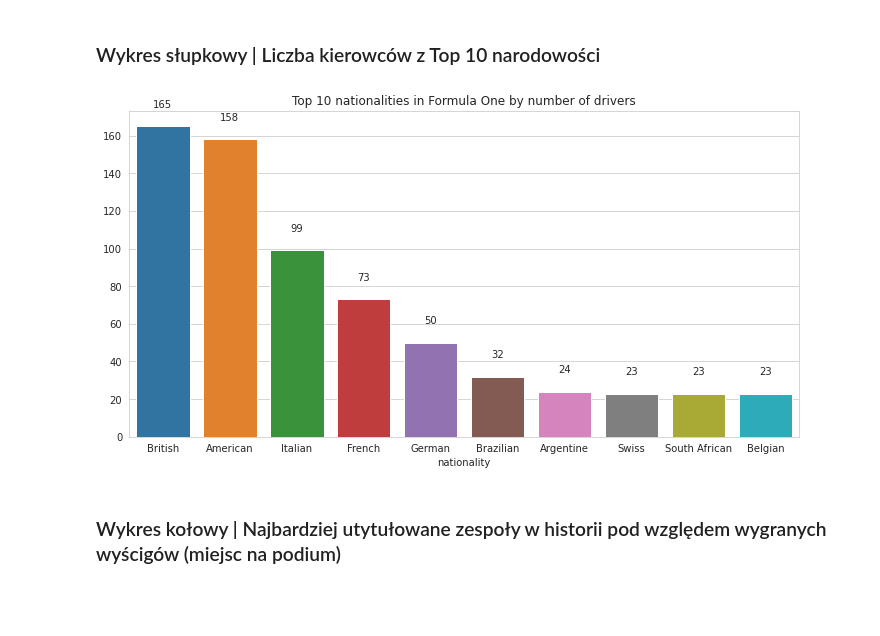
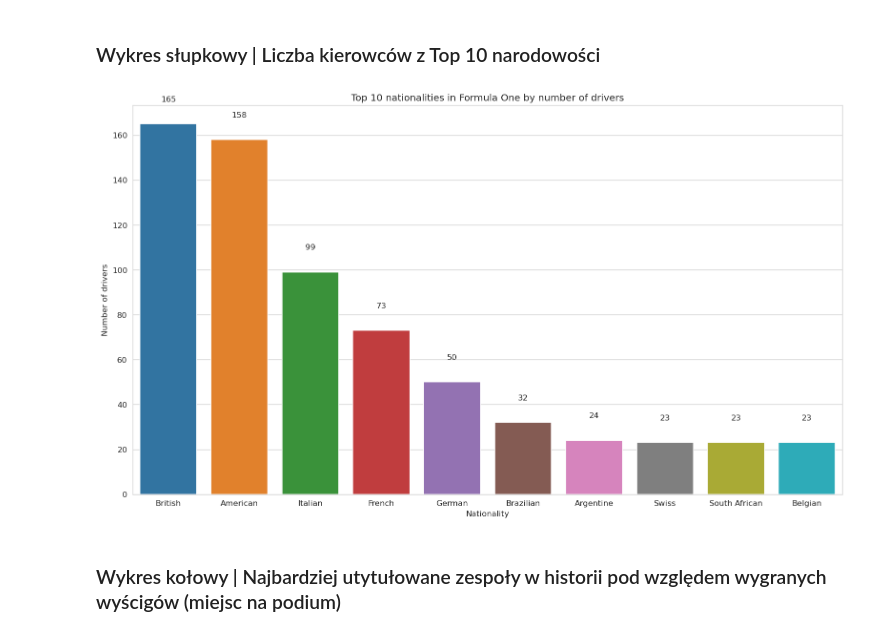
Before and after one commit to drfifonz/formula1-stats, a Jupyter notebook: formula1_static_charts.ipynb, the cells around one changed output. Cells and saved outputs as stored; diff of their text form; code cells hidden in the pictures; blank space fills up the shorter version.

Commit message:
style: update plots layout

```diff
--- a/formula1_static_charts.ipynb
+++ b/formula1_static_charts.ipynb
@@ -39,18 +39,19 @@ top_10_nationalities = sorted_nationalities.iloc[:10]
 # %%
 x_values = top_10_nationalities.index
 y_values = top_10_nationalities.values
 
 sns.set_style("whitegrid")
-fig, ax = plt.subplots(figsize=(12, 6))
+fig, ax = plt.subplots(figsize=(16, 9),dpi=120)
 sns.barplot(x=x_values, y=y_values, ax=ax)
 ax.set_title("Top 10 nationalities in Formula One by number of drivers")
-
+ax.set_xlabel("Nationality")
+ax.set_ylabel("Number of drivers")
 for i, v in enumerate(y_values):
     ax.text(i, v + 10, str(v), ha='center', fontsize=10)
 
 plt.show()
 # %% [output]
-[figure, old version]
+[figure, new version]
 # %% [markdown]
 ### Wykres kołowy | Najbardziej utytułowane zespoły w historii pod względem wygranych wyścigów (miejsc na podium)
 # %%
```
